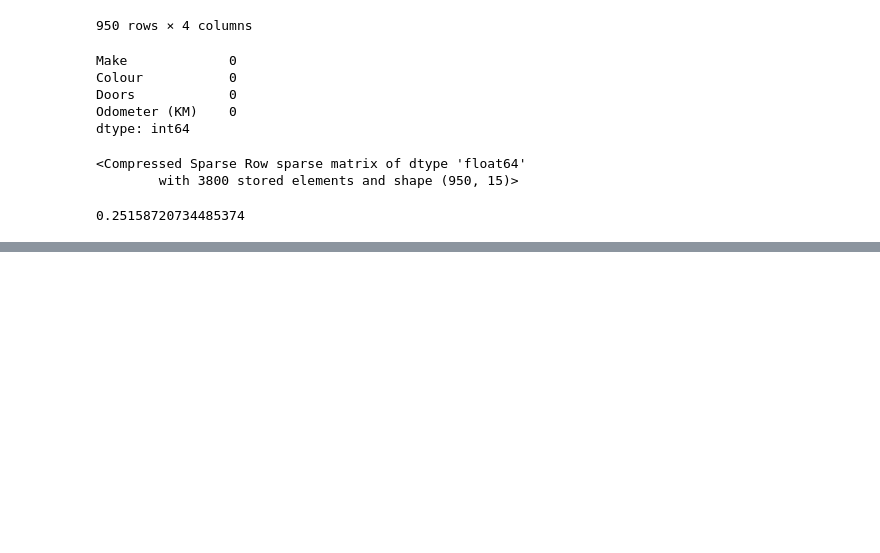
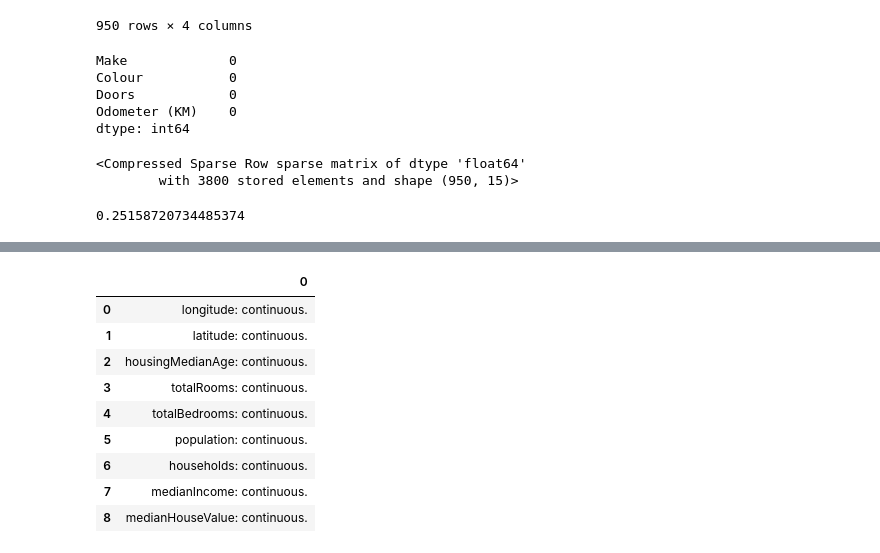
Before and after one commit to bhagya777/Machine-Learning, a Jupyter notebook: Scikit-learn.ipynb, the cells around one changed output, grey strips where cells are left out. Cells and saved outputs as stored; diff of their text form; code cells hidden in the pictures; blank space fills up the shorter version.

```diff
--- a/Scikit-learn.ipynb
+++ b/Scikit-learn.ipynb
@@ -488,0 +539,14 @@ model.score(x_test,y_test)
+# %%
+x=pd.read_csv("Data/cal_housing.domain",header=None)
+x
+# %% [output]
+|  | 0 |
+| 0 | longitude: continuous. |
+| 1 | latitude: continuous. |
+| 2 | housingMedianAge: continuous. |
+| 3 | totalRooms: continuous. |
+| 4 | totalBedrooms: continuous. |
+| 5 | population: continuous. |
+| 6 | households: continuous. |
+| 7 | medianIncome: continuous. |
+| 8 | medianHouseValue: continuous. |
```
Also changed, not shown: parts of 21 cells of this notebook.
